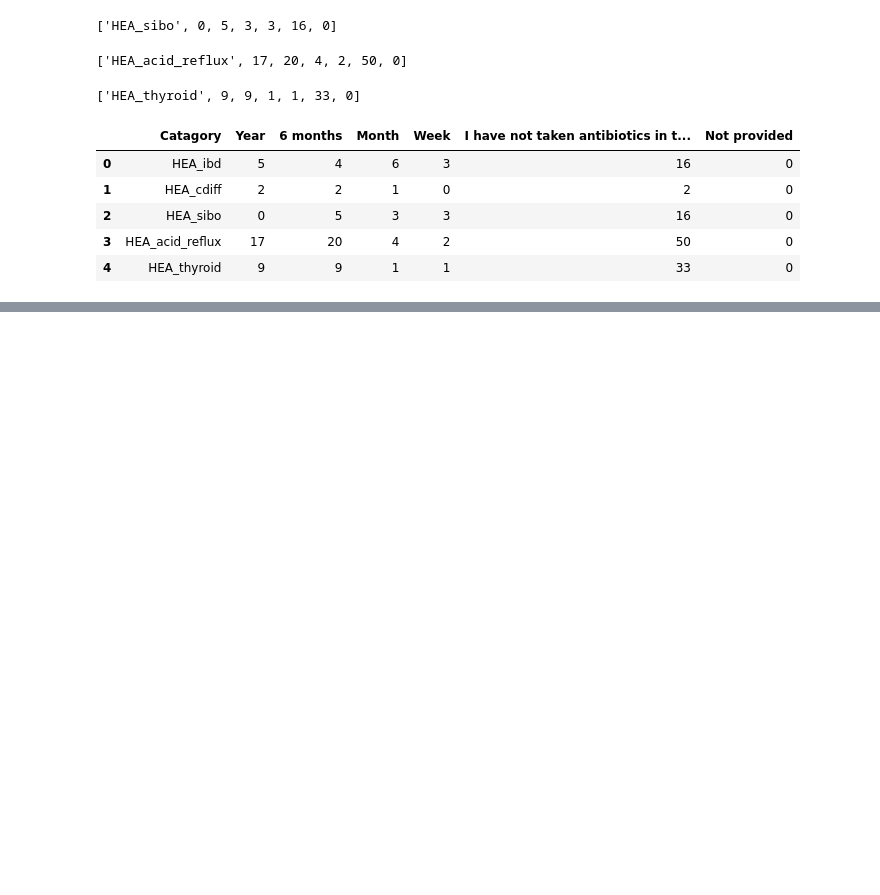
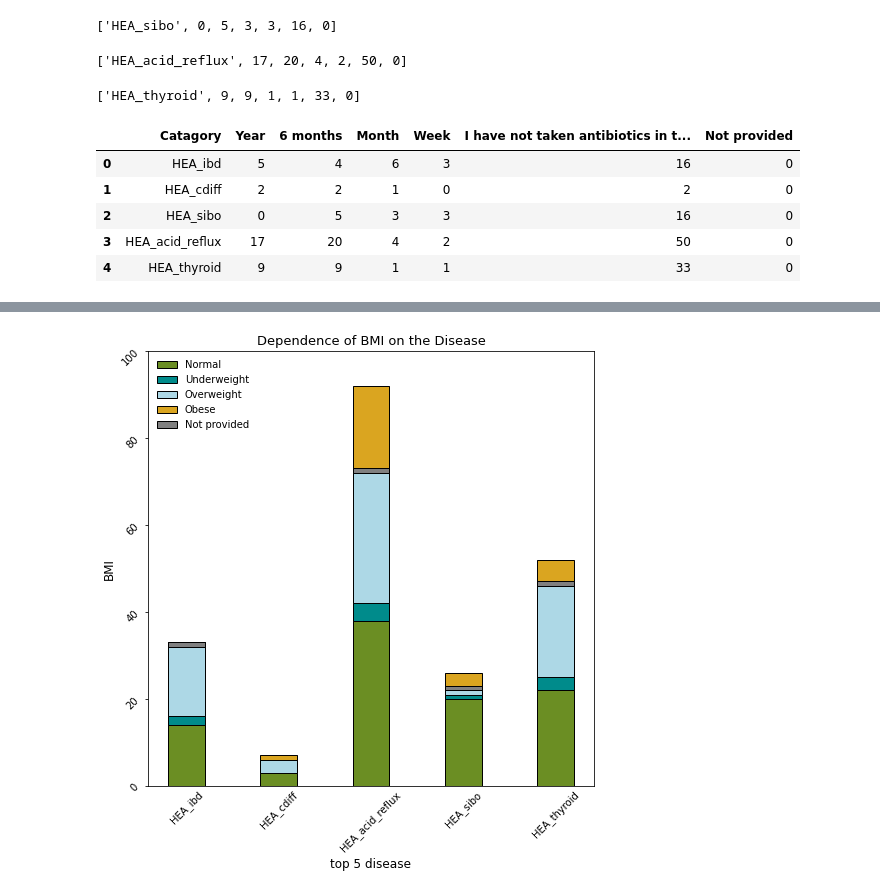
Before and after one commit to annawet/Poop-Power, a Jupyter notebook: w11_poop_visualization.ipynb, the cells around one changed output, grey strips where cells are left out. Drawn from its saved outputs; the diff is of its cells as text; code cells hidden in the pictures; blank space fills up the shorter version.

```diff
--- a/w11_poop_visualization.ipynb
+++ b/w11_poop_visualization.ipynb
@@ -194,0 +445,4 @@ plt.show()
+# %%
+datas=[datab1,datab2,datab3,datab4,datab5]
+dfb=pd.DataFrame(datas,columns=['Catab','Normal','Underweight','Overweight','Obese','Not provided'])
+dfb
@@ -194,0 +456,26 @@ plt.show()
+# %%
+x = dfb['Catab']
+y1 = dfb['Normal']
+y2 = dfb['Underweight']
+y3 =dfb['Overweight']
+y4 =dfb['Obese']
+y5 =dfb['Not provided']
+plt.figure(figsize=(8, 8))
+plt.bar(x,y1,width=0.4,label='Normal',color='olivedrab',edgecolor='black')
+plt.bar(x,y2,width=0.4,bottom=y1,label='Underweight',color='darkcyan',edgecolor='black')
+plt.bar(x,y3,width=0.4,bottom=y1+y2,label='Overweight',color='lightblue',edgecolor='black')
+plt.bar(x,y4,width=0.4,bottom=y1+y2+y3,label='Obese',color='goldenrod',edgecolor='black')
+plt.bar(x,y5,width=0.4,bottom=y1+y2+y3,label='Not provided',color='grey',edgecolor='black')
+
+plt.tick_params(axis='x',length=0)
+plt.yticks(rotation=45)
+plt.xticks(rotation=45)
+plt.ylim(0,100)
+
+plt.xlabel('top 5 disease',fontsize=12)
+plt.ylabel('BMI',fontsize=12)
+plt.title('Dependence of BMI on the Disease',fontsize=13)
+plt.legend(loc=2,frameon=False,fontsize=10)
+plt.show()
+# %% [output]
+[figure, added]
```
Also changed, not shown: parts of 16 cells of this notebook.
